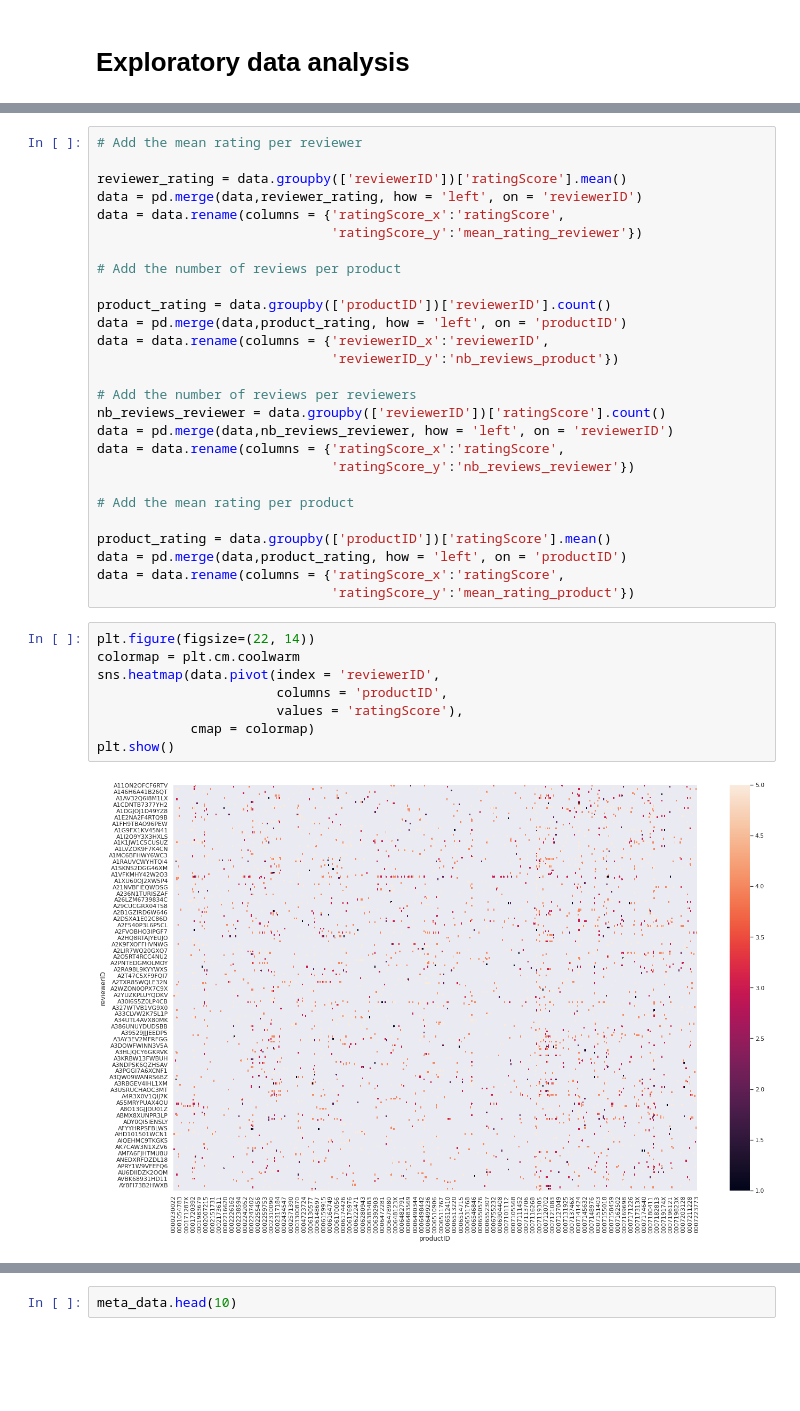
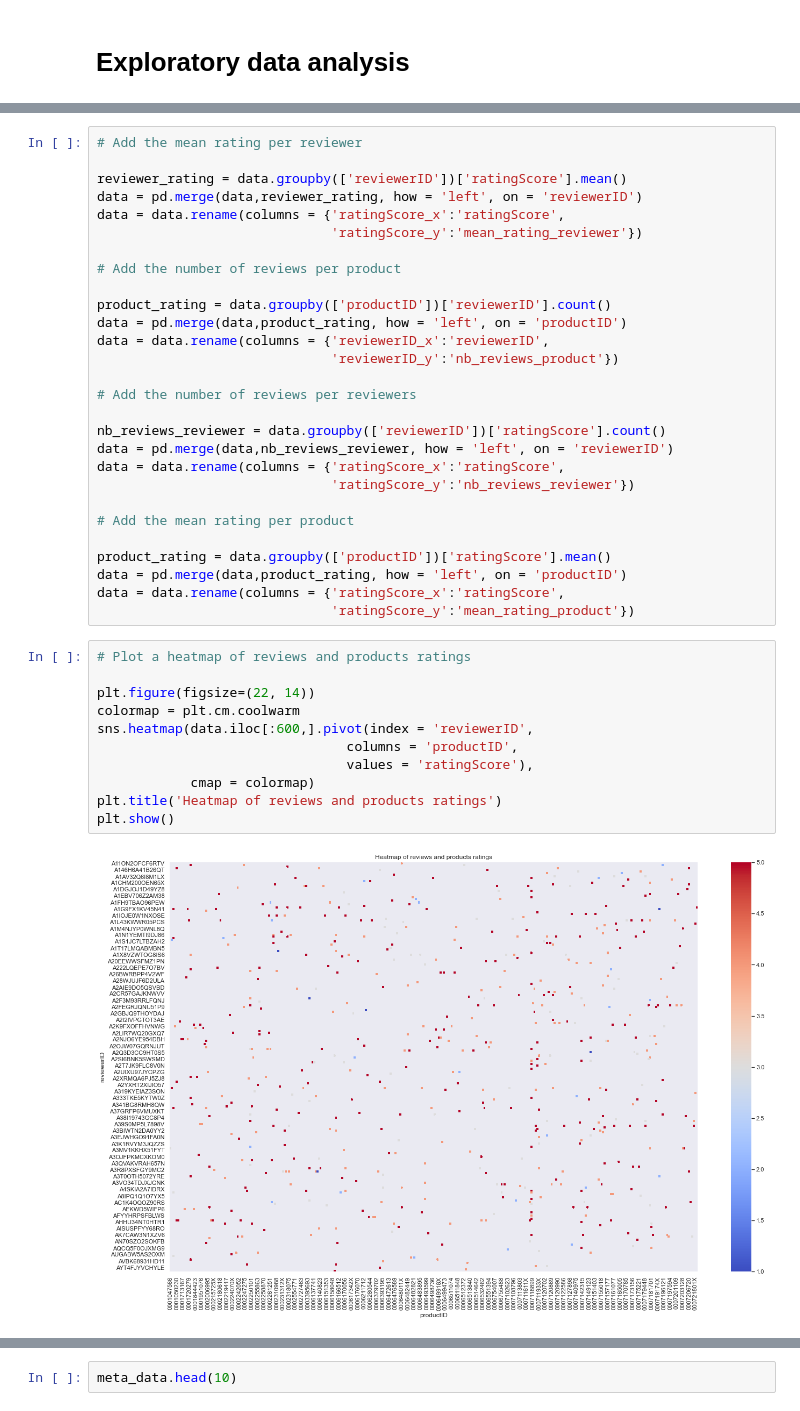
Before and after one commit to maximeberillon/Recommandation_System_Books, a Jupyter notebook: book_reco_startingkit.ipynb, the cells around one changed output, grey strips where cells are left out. Cells and saved outputs as stored; diff of their text form; blank space fills up the shorter version.

```diff
--- a/book_reco_startingkit.ipynb
+++ b/book_reco_startingkit.ipynb
@@ -255,6 +251,7 @@ data = data.rename(columns = {'reviewerID_x':'reviewerID',
                               'reviewerID_y':'nb_reviews_product'})
 
 # Add the number of reviews per reviewers
+
 nb_reviews_reviewer = data.groupby(['reviewerID'])['ratingScore'].count()
 data = pd.merge(data,nb_reviews_reviewer, how = 'left', on = 'reviewerID')
 data = data.rename(columns = {'ratingScore_x':'ratingScore',
@@ -267,13 +264,16 @@ data = pd.merge(data,product_rating, how = 'left', on = 'productID')
 data = data.rename(columns = {'ratingScore_x':'ratingScore',
                               'ratingScore_y':'mean_rating_product'})
 # %%
+# Plot a heatmap of reviews and products ratings
+
 plt.figure(figsize=(22, 14))
 colormap = plt.cm.coolwarm
-sns.heatmap(data.pivot(index = 'reviewerID',
-                       columns = 'productID',
-                       values = 'ratingScore'),
+sns.heatmap(data.iloc[:600,].pivot(index = 'reviewerID',
+                                columns = 'productID',
+                                values = 'ratingScore'),
             cmap = colormap)
+plt.title('Heatmap of reviews and products ratings')
 plt.show()
 # %% [output]
-[figure, old version]
+[figure, new version]
 # %%
```
Also changed, not shown: parts of 15 cells of this notebook.
